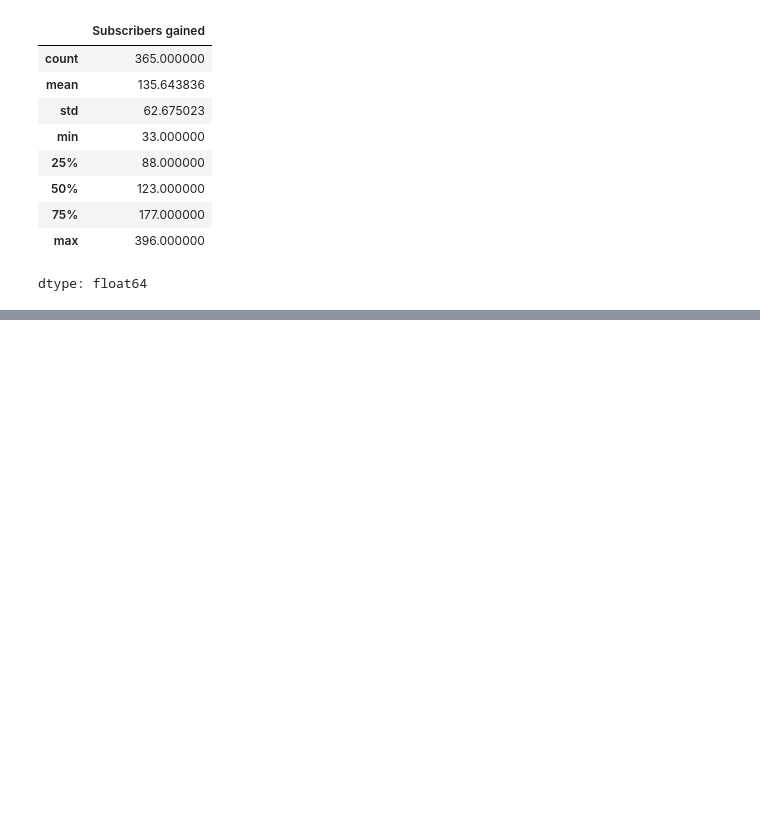
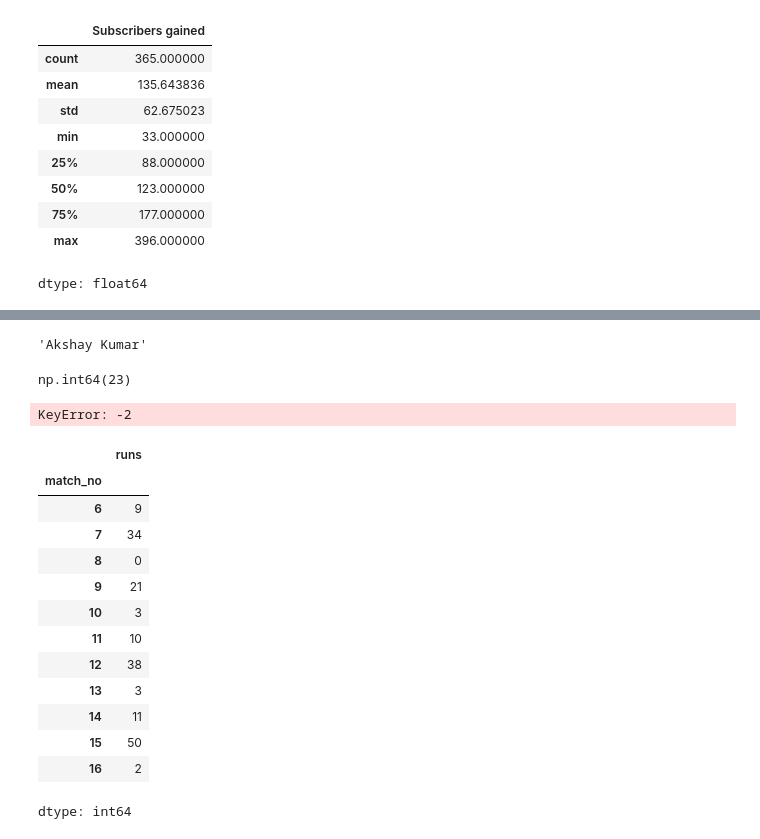
Before and after one commit to Ayesha-Zaman/Intelligence-Journey-, a Jupyter notebook: 06: Pandas/ Pandas Series/ Topic 16: Pandas Series.ipynb, the cells around one changed output, grey strips where cells are left out. Drawn from its saved outputs; the diff is of its cells as text; code cells hidden in the pictures; blank space fills up the shorter version.

```diff
--- a/06: Pandas/ Pandas Series/ Topic 16: Pandas Series.ipynb
+++ b/06: Pandas/ Pandas Series/ Topic 16: Pandas Series.ipynb
@@ -386,0 +442,32 @@ dtype: float64
+# %%
+# negative indexing on custom index (string)
+movies[-1]
+# movies.iloc[-1]
+# %% [output]
+'Akshay Kumar'
+# %%
+vk_runs[2]
+# %% [output]
+np.int64(23)
+# %%
+vk_runs[-2]
+# %% [output]
+KeyError: -2
+# %%
+# slicing
+vk_runs[5:16]
+# %% [output]
+|  | runs |
+| match_no |  |
+| 6 | 9 |
+| 7 | 34 |
+| 8 | 0 |
+| 9 | 21 |
+| 10 | 3 |
+| 11 | 10 |
+| 12 | 38 |
+| 13 | 3 |
+| 14 | 11 |
+| 15 | 50 |
+| 16 | 2 |
+dtype: int64
```
Also changed, not shown: parts of 81 cells of this notebook.
